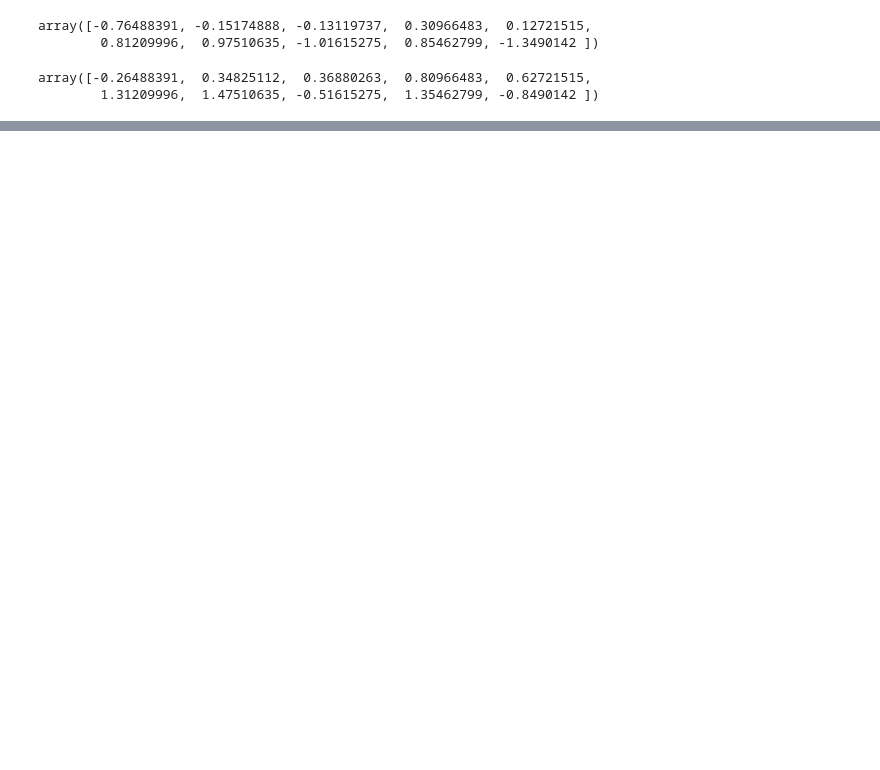
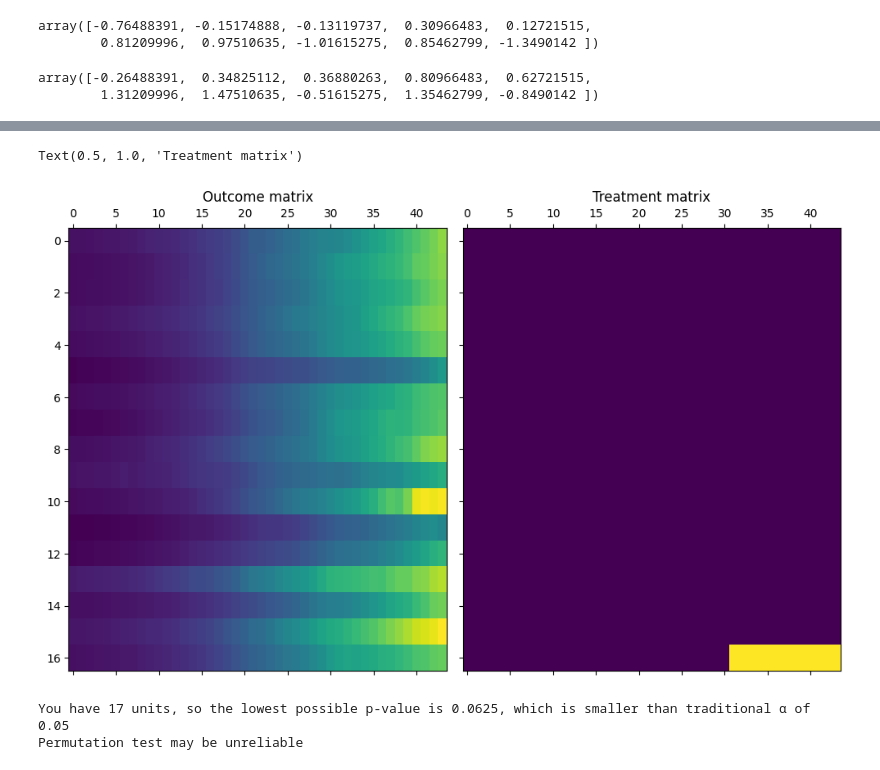
Before and after one commit to apoorvalal/synthlearners, a Jupyter notebook: notebooks/demo_mcnnm.ipynb, the cells around one changed output, grey strips where cells are left out. Saved outputs shown, nothing was run; the diff lists cells and outputs as text; code cells hidden in the pictures; blank space fills up the shorter version.

```diff
--- a/notebooks/demo_mcnnm.ipynb
+++ b/notebooks/demo_mcnnm.ipynb
@@ -103,0 +111,6 @@ Treatment Effect Bias 0.009983685543181742
+# %%
+adh_data = pd.read_csv("ADH2015.csv", index_col=0)
+adh_data = adh_data[['country', 'year', 'gdp']]
+# manually create treatment indicator
+adh_data['treat'] = np.where((adh_data.country == "West Germany") & (adh_data.year > 1990), 1, 0)
+adh_data.head()
@@ -103,0 +125,31 @@ Treatment Effect Bias 0.009983685543181742
+# %%
+data = prepare_panel(
+    adh_data,
+    unit_col="country",
+    time_col="year",
+    outcome_col="gdp",
+    treatment_col="treat",
+)
+# %%
+f, ax = plt.subplots(1, 2, figsize=(10, 6), sharey=True)
+ax[0].matshow(data["Y"], aspect="auto", cmap="viridis")
+ax[1].matshow(data["W"], aspect="auto", cmap="viridis")
+f.tight_layout()
+ax[0].set_title("Outcome matrix")
+ax[1].set_title("Treatment matrix")
+# %% [output]
+Text(0.5, 1.0, 'Treatment matrix')
+[figure, added]
+# %%
+# Fit synthetic control - basic
+synth = Synth(method="simplex")
+results = synth.fit(
+    data["Y"],
+    data["treated_units"],
+    data["T_pre"],
+    compute_jackknife=False,
+    compute_permutation=True
+)
+# %% [output]
+You have 17 units, so the lowest possible p-value is 0.0625, which is smaller than traditional α of 0.05
+Permutation test may be unreliable
```
Also changed, not shown: parts of 12 cells of this notebook, 4 other files.
